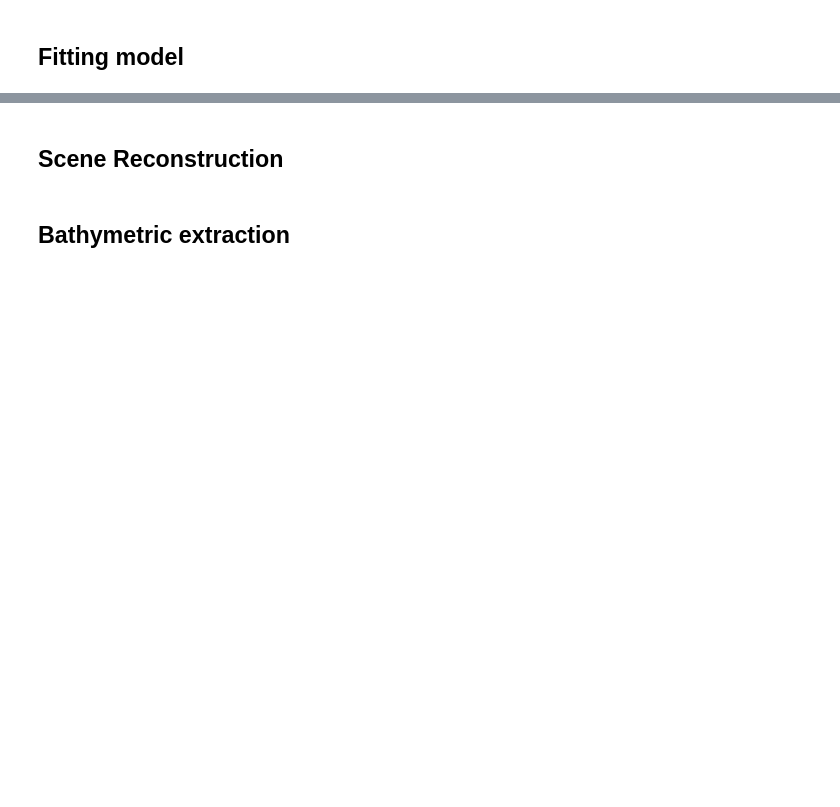
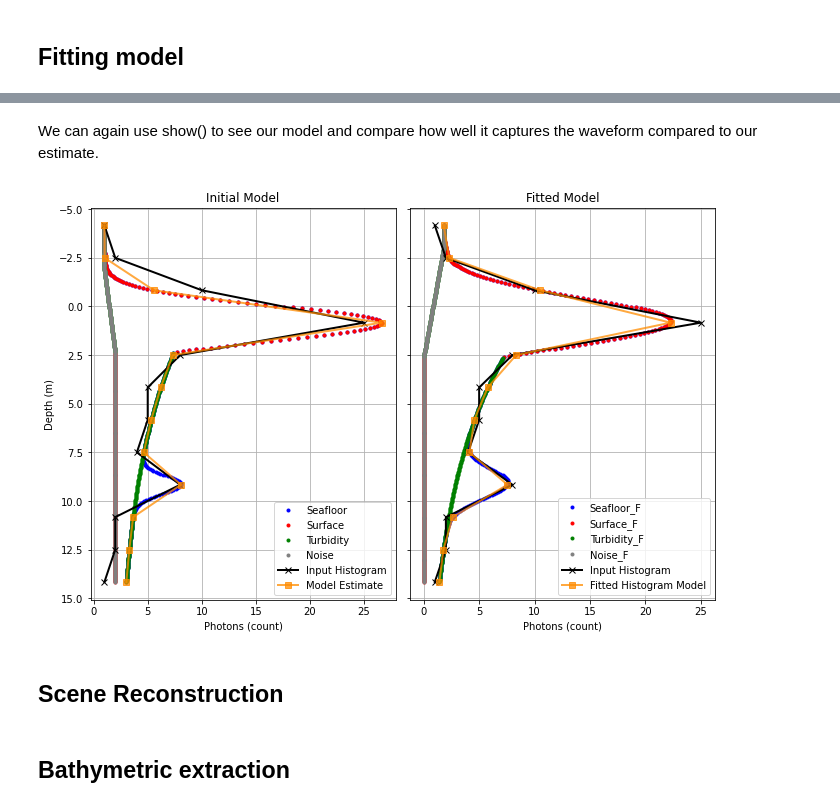
Before and after one commit to jonm3D/OpenOceans, a Jupyter notebook: demos/Demo_Histogram_Model.ipynb, the cells around one changed output, grey strips where cells are left out. Cells and saved outputs as stored; diff of their text form; code cells hidden in the pictures; blank space fills up the shorter version.

Commit message:
Added fit option to waveform init

```diff
--- a/demos/Demo_Histogram_Model.ipynb
+++ b/demos/Demo_Histogram_Model.ipynb
@@ -93,0 +153,3 @@ The modeled histogram is also available. It can be accessed at the original dept
+# %%
+# returns new parameters but also saves to class attribute model dataframes
+pwave.fit()
@@ -94,3 +171,9 @@ The modeled histogram is also available. It can be accessed at the original dept
+# %% [markdown]
+We can again use show() to see our model and compare how well it captures the waveform compared to our estimate.
+# %%
+ff = pwave.show()
+# %% [output]
+[figure, added]
 # %% [markdown]
 ## Scene Reconstruction
 # %% [markdown]
```
Also changed, not shown: parts of 10 cells of this notebook.
